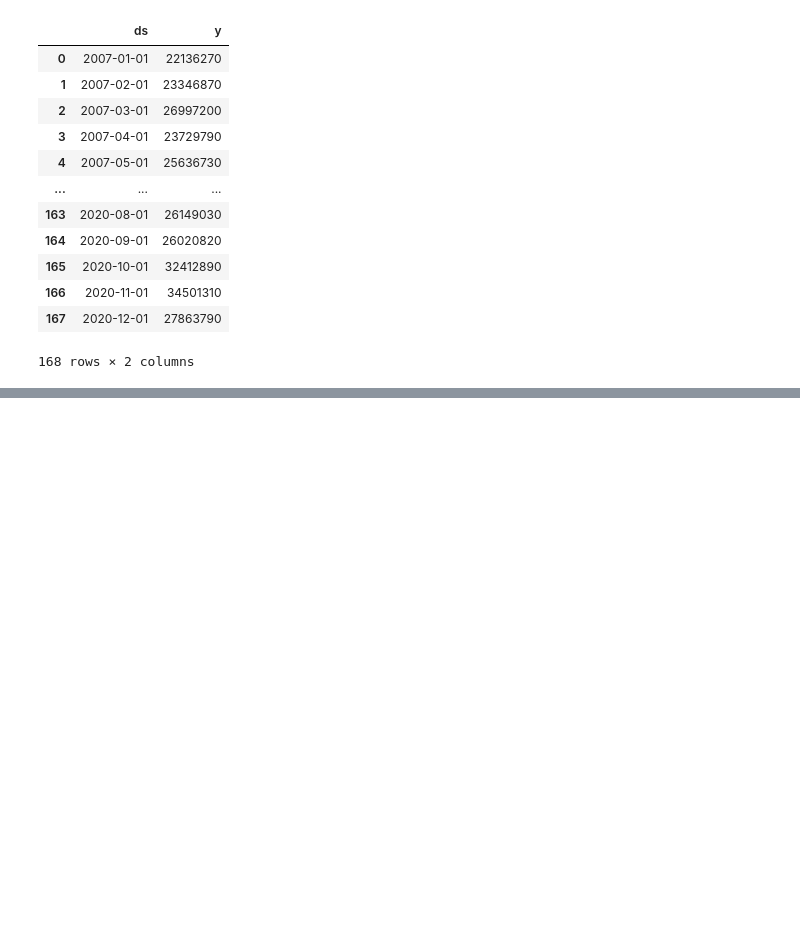
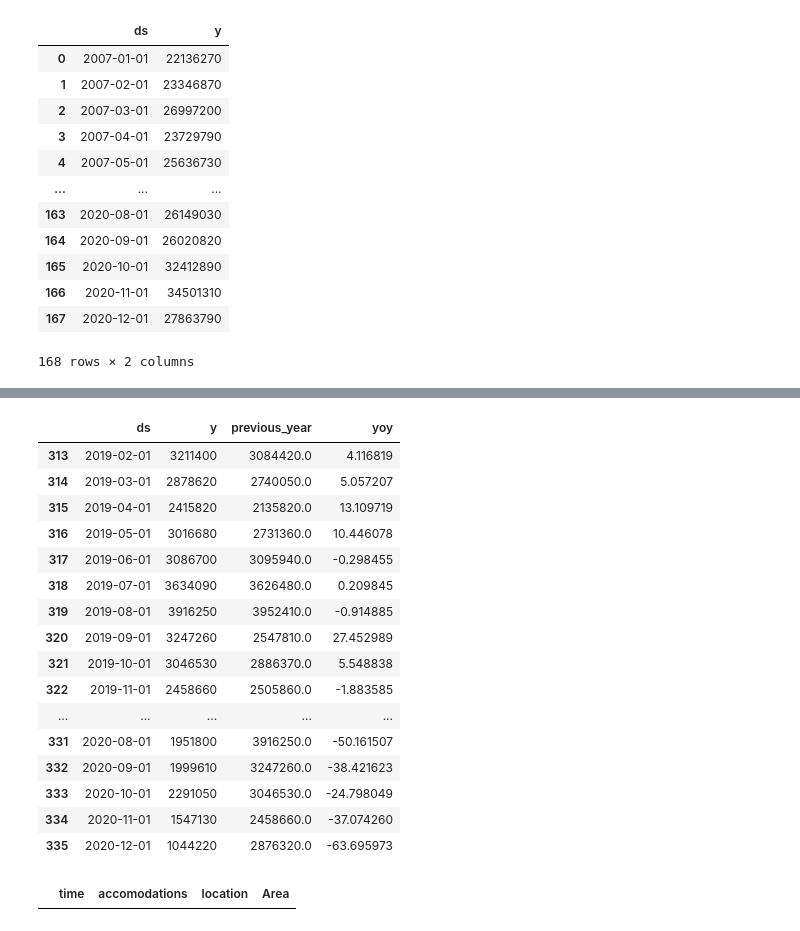
Before and after one commit to dgg32/japan_under_corona, a Jupyter notebook: accomodation.ipynb, the cells around one changed output, grey strips where cells are left out. Drawn from its saved outputs; the diff is of its cells as text; code cells hidden in the pictures; blank space fills up the shorter version.

```diff
--- a/accomodation.ipynb
+++ b/accomodation.ipynb
@@ -194,0 +284,24 @@ potential_loss(prediction, prophet_japan, "2020-02-01")
+# %%
+hokkaido_df = accomodation[accomodation["location"] == "Hokkaidō"][["time", "accomodations"]]
+hokkaido_df.columns = ["ds", "y"]
+hokkaido_df["ds"] = pd.to_datetime(hokkaido_df["ds"])
+hokkaido_df = yoy(hokkaido_df)
+hokkaido_df[(hokkaido_df["ds"] > "2019")]
+# %% [output]
+|  | ds | y | previous_year | yoy |
+| 313 | 2019-02-01 | 3211400 | 3084420.0 | 4.116819 |
+| 314 | 2019-03-01 | 2878620 | 2740050.0 | 5.057207 |
+| 315 | 2019-04-01 | 2415820 | 2135820.0 | 13.109719 |
+| 316 | 2019-05-01 | 3016680 | 2731360.0 | 10.446078 |
+| 317 | 2019-06-01 | 3086700 | 3095940.0 | -0.298455 |
+| 318 | 2019-07-01 | 3634090 | 3626480.0 | 0.209845 |
+| 319 | 2019-08-01 | 3916250 | 3952410.0 | -0.914885 |
+| 320 | 2019-09-01 | 3247260 | 2547810.0 | 27.452989 |
+| 321 | 2019-10-01 | 3046530 | 2886370.0 | 5.548838 |
+| 322 | 2019-11-01 | 2458660 | 2505860.0 | -1.883585 |
+| ... | ... | ... | ... | ... |
+| 331 | 2020-08-01 | 1951800 | 3916250.0 | -50.161507 |
+| 332 | 2020-09-01 | 1999610 | 3247260.0 | -38.421623 |
+| 333 | 2020-10-01 | 2291050 | 3046530.0 | -24.798049 |
+| 334 | 2020-11-01 | 1547130 | 2458660.0 | -37.074260 |
+| 335 | 2020-12-01 | 1044220 | 2876320.0 | -63.695973 |
@@ -194,0 +318,4 @@ potential_loss(prediction, prophet_japan, "2020-02-01")
+# %%
+df[(df["time"] < "2008") &  (df["location"] == "Chiba")]
+# %% [output]
+|  | time | accomodations | location | Area |
```
Also changed, not shown: parts of 20 cells of this notebook, 11 other files.
